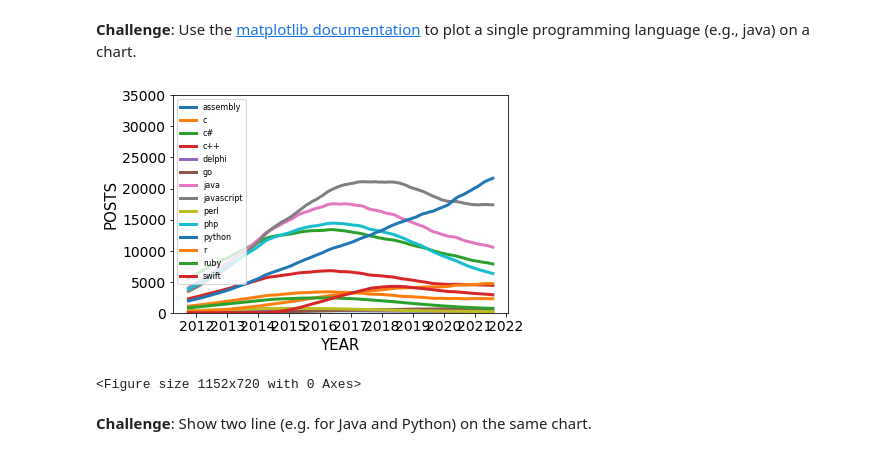
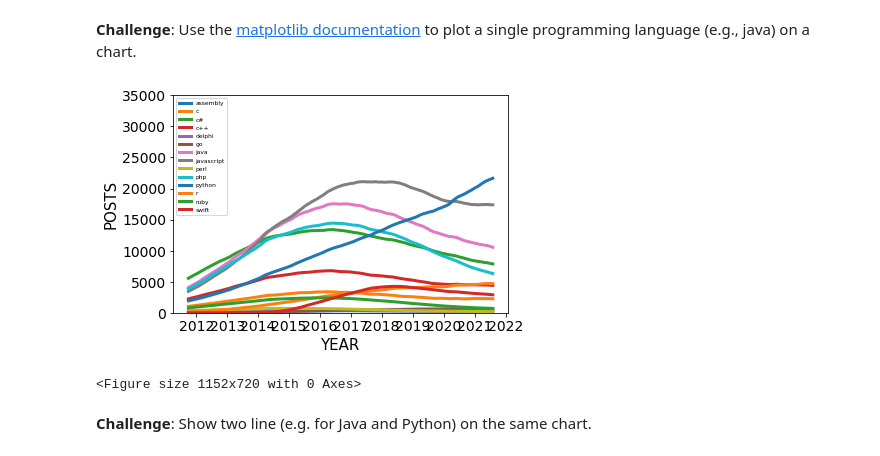
Before and after one commit to sid-py/100_days_of_code_python_new, a Jupyter notebook: day_72/Programming_Languages_(start).ipynb, the cells around one changed output. Saved outputs shown, nothing was run; the diff lists cells and outputs as text; code cells hidden in the pictures.

```diff
--- a/day_72/Programming_Languages_(start).ipynb
+++ b/day_72/Programming_Languages_(start).ipynb
@@ -170,21 +170,21 @@ False
 # %%
 roll_df = reshaped_df.rolling(window=40).mean()
 
 for col in roll_df.columns:
     plt.plot(roll_df.index, roll_df[col], linewidth=3, label=roll_df[col].name)
 # plt.plot(roll_df.index, roll_df['c'])
 # plt.plot(roll_df.index, roll_df['java'])
 # plt.plot(roll_df.index, roll_df['c++'])
-plt.legend(fontsize = 8)
+plt.legend(fontsize = 6)
 plt.xlabel('YEAR', fontsize = 15)
 plt.ylabel('POSTS', fontsize = 15)
 plt.xticks(fontsize = 14)
 plt.yticks(fontsize = 14)
 plt.ylim(0,35000)
 plt.figure(figsize = (16,10))
 plt.show()
 # %% [output]
-[figure, old version]
+[figure, new version]
 <Figure size 1152x720 with 0 Axes>
 # %% [markdown]
 **Challenge**: Show two line (e.g. for Java and Python) on the same chart.
```
